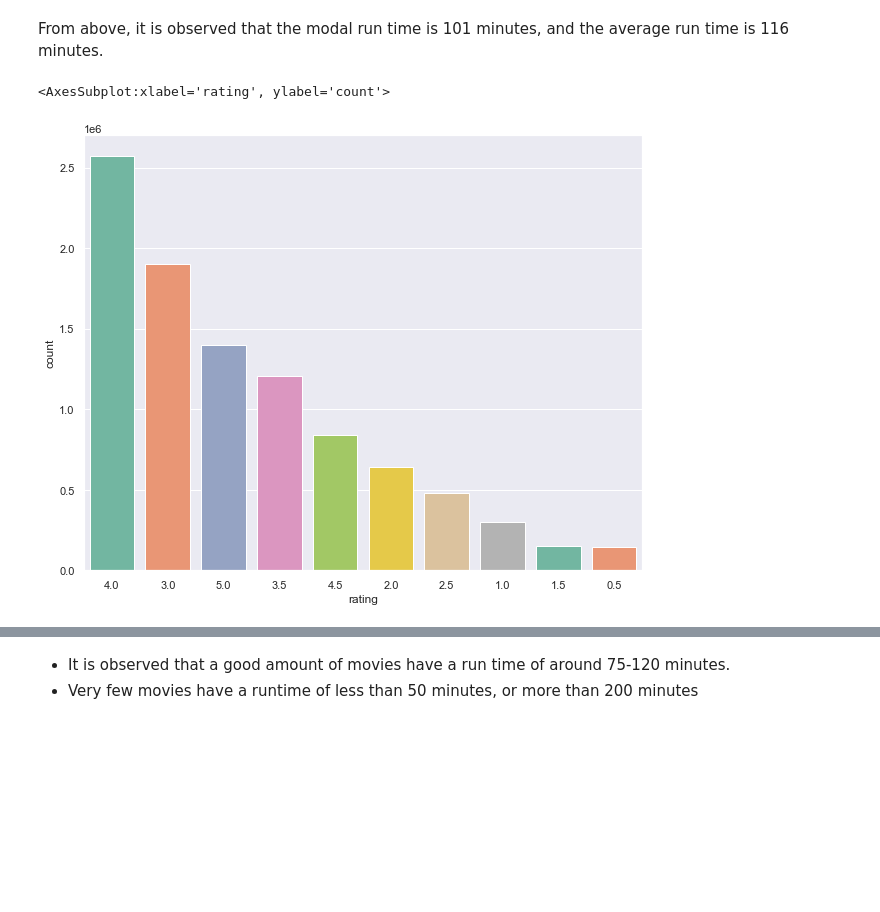
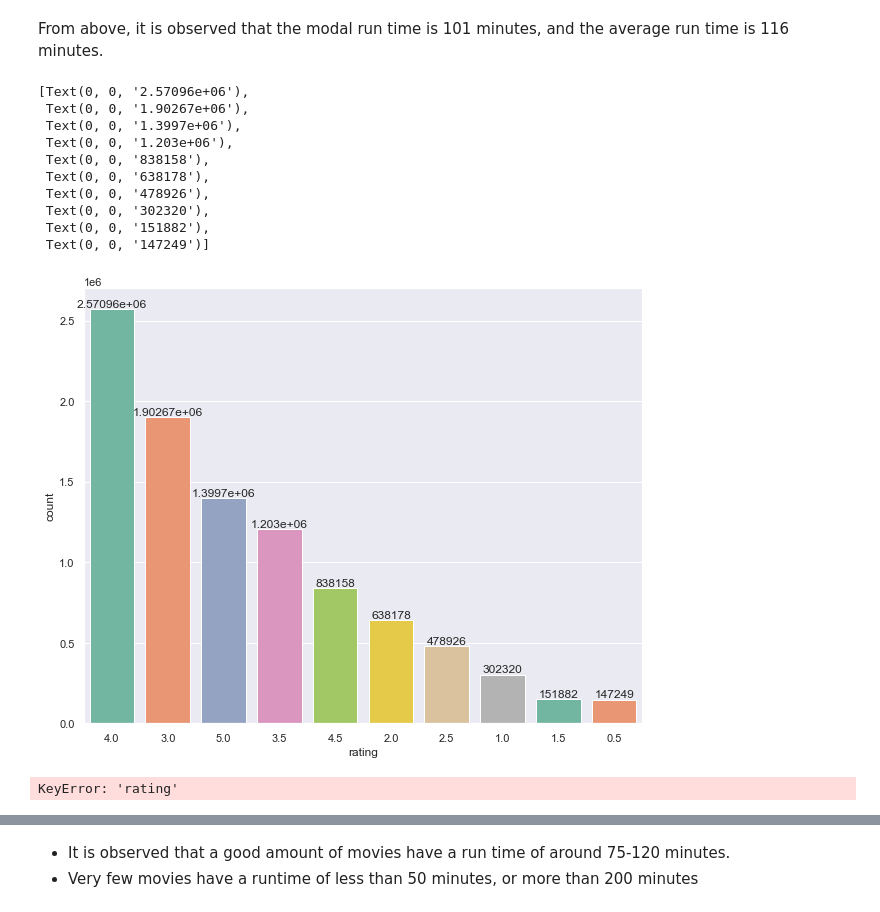
Before and after one commit to MrSathekge/Unsupervised-Learning-Sprint-2207FTDS-Team-JM5, a Jupyter notebook: Starter_Notebook.ipynb, the cells around one changed output, grey strips where cells are left out. Cells and saved outputs as stored; diff of their text form; code cells hidden in the pictures; blank space fills up the shorter version.

```diff
--- a/Starter_Notebook.ipynb
+++ b/Starter_Notebook.ipynb
@@ -634,11 +636,27 @@ From above, it is observed that the modal run time is 101 minutes, and the avera
 # %%
 #MOVIES RATINGS
 plt.figure(figsize=(10,8))
 sns.set(style="darkgrid")
-sns.countplot(x="rating", data= df, palette="Set2", order=df['rating'].value_counts().index[0:10])
+ax = sns.countplot(x="rating", data= df, palette="Set2", order=df['rating'].value_counts().index[0:10])
+ax.bar_label(ax.containers[0])
 # %% [output]
-<AxesSubplot:xlabel='rating', ylabel='count'>
+[Text(0, 0, '2.57096e+06'),
+ Text(0, 0, '1.90267e+06'),
+ Text(0, 0, '1.3997e+06'),
+ Text(0, 0, '1.203e+06'),
+ Text(0, 0, '838158'),
+ Text(0, 0, '638178'),
+ Text(0, 0, '478926'),
+ Text(0, 0, '302320'),
+ Text(0, 0, '151882'),
+ Text(0, 0, '147249')]
-[figure, old version]
+[figure, new version]
+# %%
+
+count = df.groupby('rating').count()['rating'].reset_index().sort_values(by=['rating'], ascending=False)
+count
+# %% [output]
+KeyError: 'rating'
 # %%
 sns.set(style="darkgrid")
 sns.kdeplot(data=df['runtime'], shade=True)
```
Also changed, not shown: parts of 8 cells of this notebook.
